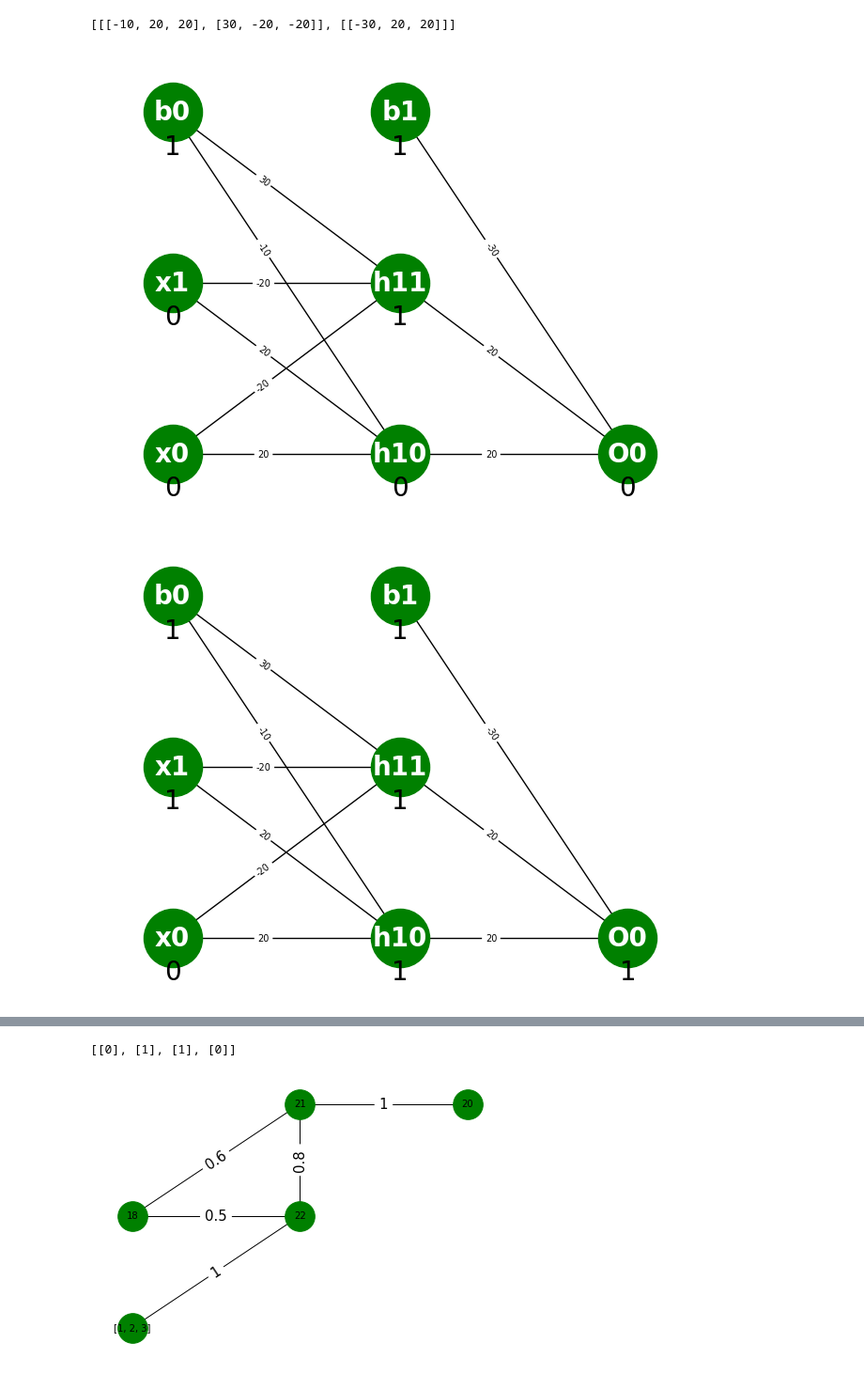
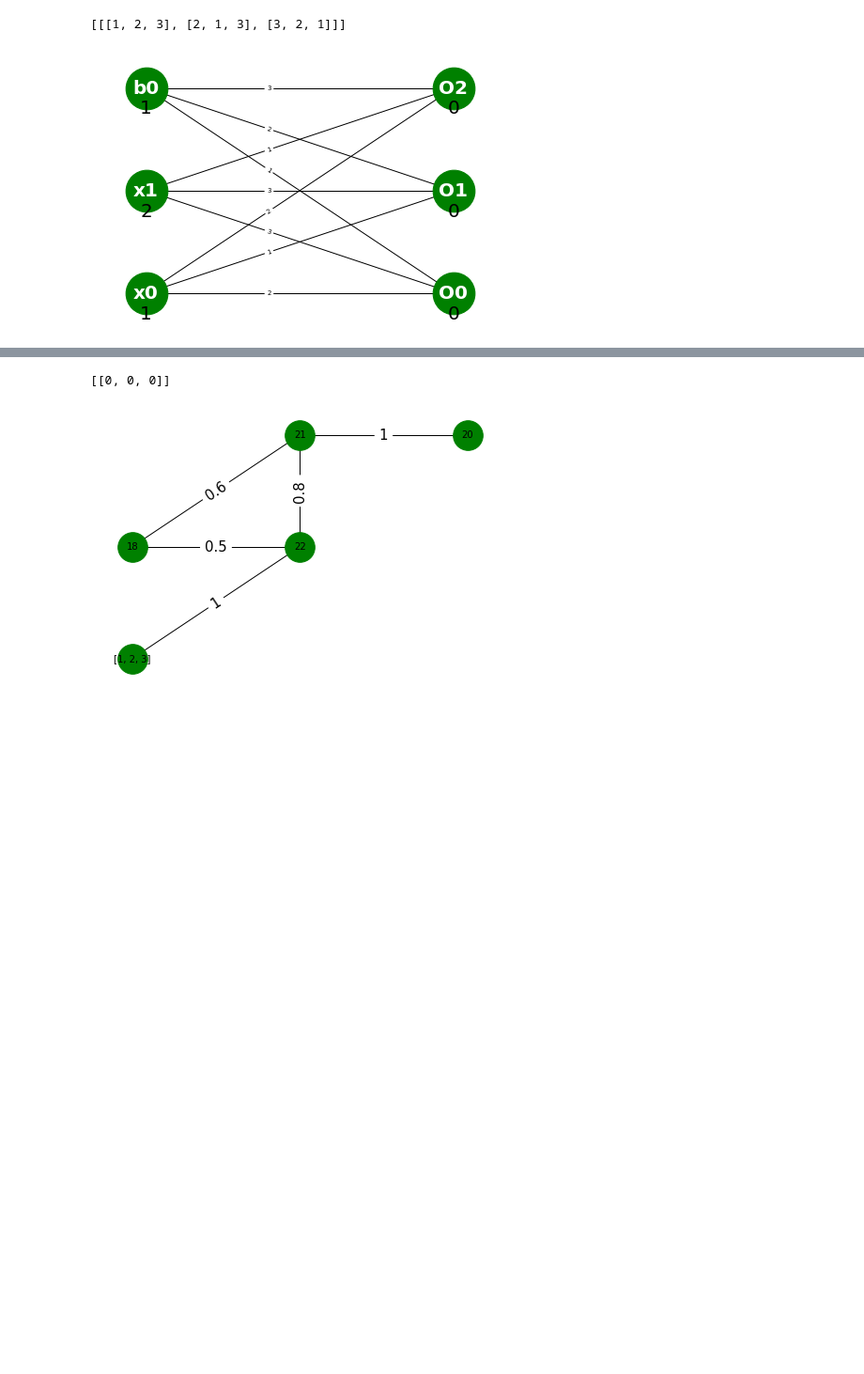
Before and after one commit to Fikri-IF/TUBES-ML, a Jupyter notebook: tubes-A.ipynb, the cells around one changed output, grey strips where cells are left out. Shown: that part at 94% size. Cells and saved outputs as stored; diff of their text form; code cells hidden in the pictures; blank space fills up the shorter version.

```diff
--- a/tubes-A.ipynb
+++ b/tubes-A.ipynb
@@ -74,19 +74,21 @@ def activationFunction(functionType,net):
                 result.append(0)
     elif functionType == "softmax":
         softmax_result = softmax(net)
-        for res in softmax_result:
-            if res > 0.5:
-                result.append(1)
-            else:
-                result.append(0)
+        # for res in softmax_result:
+        #     if res > 0.5:
+        #         result.append(1)
+        #     else:
+        #         result.append(0)
 
-    return result
+    return softmax_result
 # %%
 def ffnn(inputLayer,hiddenLayer,outputLayer):
     il_pos_y = 0
 
     hiddenNeuron = hiddenLayer["neuron"]
     outputNeuron = outputLayer["neuron"]
+    outputFunctionType = outputLayer["activation"]
+    hiddenFunctionType = hiddenLayer["activation"]
     listOfNeuron = []
 
     for neuron in hiddenNeuron:
@@ -106,7 +108,7 @@ def ffnn(inputLayer,hiddenLayer,outputLayer):
             G.add_node("x"+str(i),pos=(0,il_pos_y),data= data[i])
             il_pos_y += 1
         G.add_node("b0",pos=(0,il_pos_y),data= 1)
-        x = ffnnLogic(data,listOfNeuron,layer,0)
+        x = ffnnLogic(data,listOfNeuron,layer,0,outputFunctionType,hiddenFunctionType)
         nx.draw(G,pos = nx.get_node_attributes(G,'pos'),with_labels= True ,
                 font_weight='bold', node_color='green', node_size=2000, font_size=20
                 ,font_family='sans-serif', font_color='white')
@@ -132,41 +134,44 @@ def ffnn(inputLayer,hiddenLayer,outputLayer):
 
     return result
 
-def ffnnLogic(data,neuron,layer,n):
+def ffnnLogic(data,neuron,layer,n,outputFunctionType,hiddenFunctionType):
     if n==layer:
         return data
     else:
         globalNet = net(data,neuron[n])
-        newData = activationFunction("reLU",globalNet)
         #draw layer
         if(n<layer-1):
+            newData = activationFunction(hiddenFunctionType,globalNet)
             for i in range(len(newData)):
                 G.add_node("h"+str(n+1)+str(i),pos=(n+1,i),data = newData[i])
                 if(n==0):
                     for j in range(len(data)):
                         G.add_edge("x"+str(j),"h"+str(n+1)+str(i),weight = neuron[n][i][j+1])
                     G.add_edge("b0","h"+str(n+1)+str(i),weight = neuron[n][i][0])
                 else:
                     for j in range(len(data)):
                         G.add_edge("h"+str(n)+str(j),"h"+str(n+1)+str(i),weight = neuron[n][i][j+1])
                     G.add_edge("b"+str(n),"h"+str(n+1)+str(i),weight = neuron[n][i][0])
 
 
             G.add_node("b"+str(n+1),pos=(n+1,len(newData)),data = 1)
         else:
+            newData = activationFunction(outputFunctionType,globalNet)
             for i in range(len(newData)):
                 G.add_node("O"+str(i),pos=(n+1,i),data = newData[i])
                 for j in range(len(data)):
-                    G.add_edge("h"+str(n)+str(j),"O"+str(i), weight = neuron[n][i][j+1])
+                    if(hiddenFunctionType == ""):
+                        G.add_edge("x"+str(j),"O"+str(i), weight = neuron[n][i][j+1])
+                    else:
+                        G.add_edge("h"+str(n)+str(j),"O"+str(i), weight = neuron[n][i][j+1])
                 G.add_edge("b"+str(n),"O"+str(i), weight = neuron[n][i][0])
 
-        return ffnnLogic(newData, neuron, layer, n+1)
+        return ffnnLogic(newData, neuron, layer, n+1,outputFunctionType,hiddenFunctionType)
 
 
 G= nx.Graph()
 
 ffnn(inputLayer,hiddenLayer,outputLayer)
 # %% [output]
-[[[-10, 20, 20], [30, -20, -20]], [[-30, 20, 20]]]
+[[[1, 2, 3], [2, 1, 3], [3, 2, 1]]]
-[figure, old version]
+[figure, new version]
-[figure, removed]
@@ -175,4 +178,4 @@ ffnn(inputLayer,hiddenLayer,outputLayer)
-[[0], [1], [1], [0]]
+[[0, 0, 0]]
 # %%
 G = nx.Graph()
 
```
Also changed, not shown: parts of 1 cell of this notebook, 1 other file.
